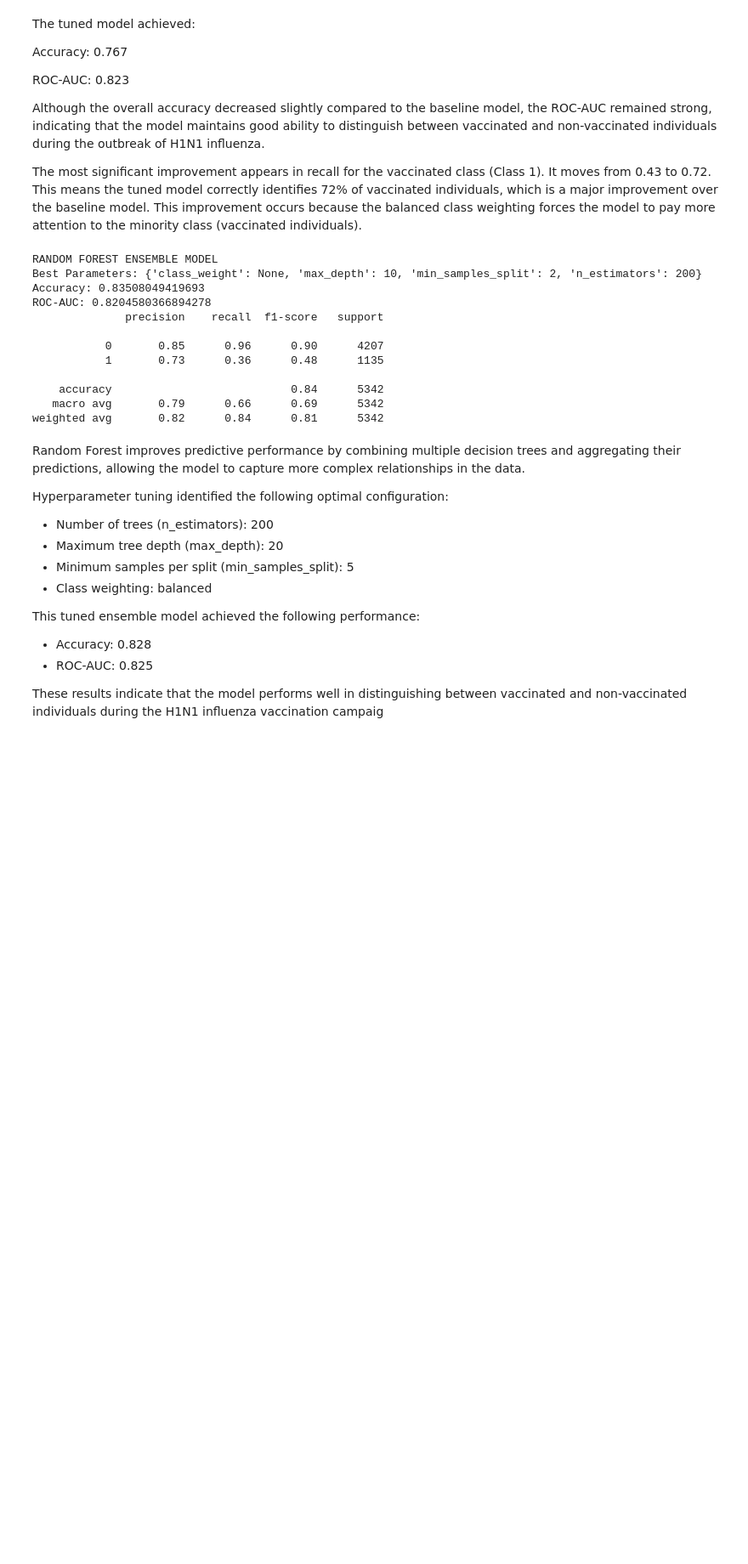
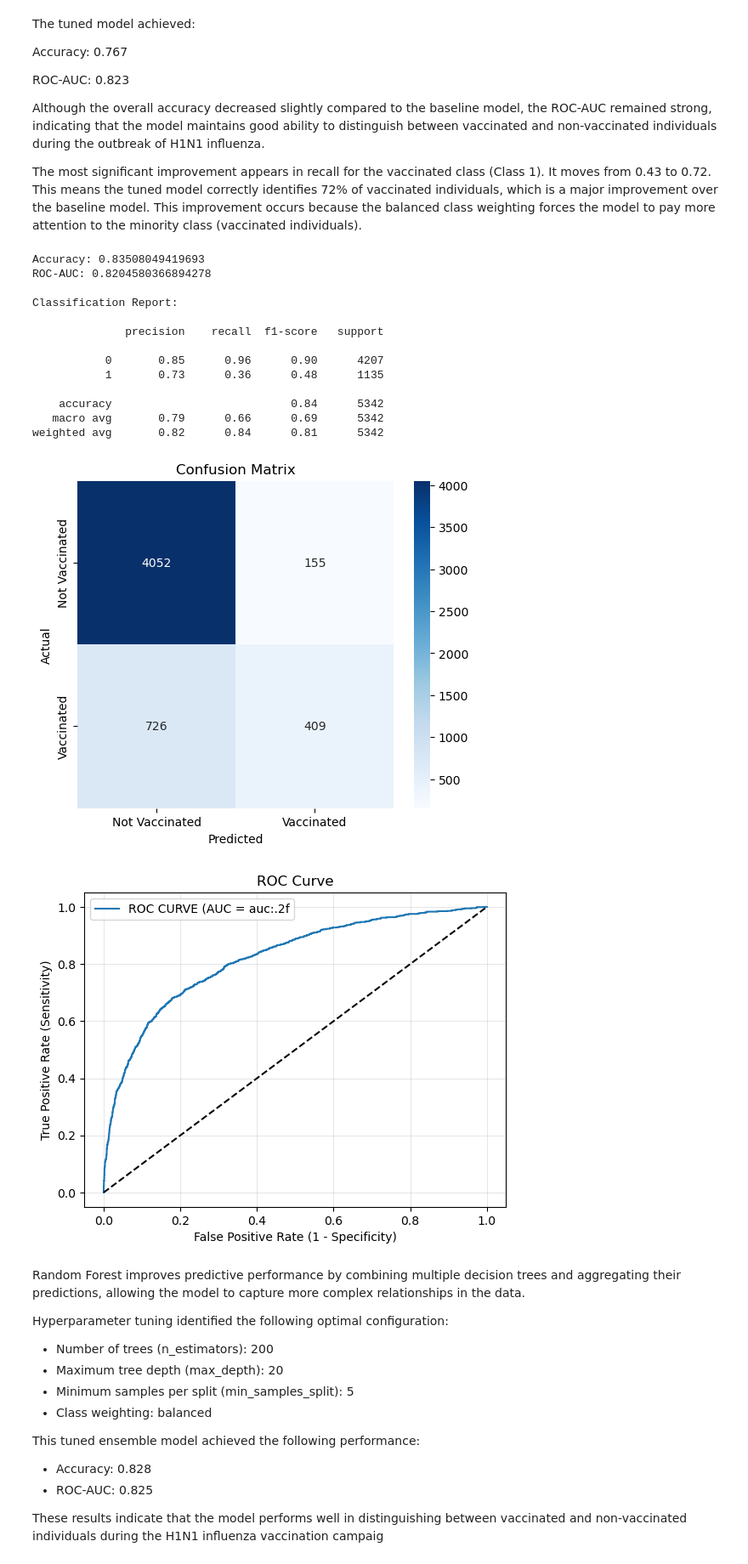
Before and after one commit to danielowuor/H1N1-flu-vaccine, a Jupyter notebook: h1n1_vaccine_analysis.ipynb, the cells around one changed output. Shown at 85% size. Cells and saved outputs as stored; diff of their text form; code cells hidden in the pictures; blank space fills up the shorter version.

```diff
--- a/h1n1_vaccine_analysis.ipynb
+++ b/h1n1_vaccine_analysis.ipynb
@@ -586,46 +586,39 @@ rf_model = RandomForestClassifier(random_state=42)
 
 param_grid_rf = {
     "n_estimators": [100, 200],
     "max_depth": [None, 10, 20],
     "min_samples_split": [2, 5],
     "class_weight": [None, "balanced"]
 }
 
 grid_rf = GridSearchCV(
     rf_model,
     param_grid_rf,
     cv=5,
     scoring="roc_auc",
     n_jobs=-1
 )
 
 grid_rf.fit(X_train, y_train)
-
 best_rf = grid_rf.best_estimator_
 
-# Predictions
-y_pred_rf = best_rf.predict(X_test)
-y_prob_rf = best_rf.predict_proba(X_test)[:,1]
-
-# Evaluation
-print("RANDOM FOREST ENSEMBLE MODEL")
-print("Best Parameters:", grid_rf.best_params_)
-print("Accuracy:", accuracy_score(y_test, y_pred_rf))
-print("ROC-AUC:", roc_auc_score(y_test, y_prob_rf))
-print(classification_report(y_test, y_pred_rf))
+evaluate_model(best_rf, X_test, y_test)
 # %% [output]
-RANDOM FOREST ENSEMBLE MODEL
-Best Parameters: {'class_weight': None, 'max_depth': 10, 'min_samples_split': 2, 'n_estimators': 200}
 Accuracy: 0.83508049419693
 ROC-AUC: 0.8204580366894278
+
+Classification Report:
+
               precision    recall  f1-score   support
 
            0       0.85      0.96      0.90      4207
            1       0.73      0.36      0.48      1135
 
     accuracy                           0.84      5342
    macro avg       0.79      0.66      0.69      5342
 weighted avg       0.82      0.84      0.81      5342
+[figure, added]
+[figure, added]
 # %% [markdown]
 Random Forest improves predictive performance by combining multiple decision trees and aggregating their predictions, allowing the model to capture more complex relationships in the data.
 
```
Also changed, not shown: parts of 16 cells of this notebook.
